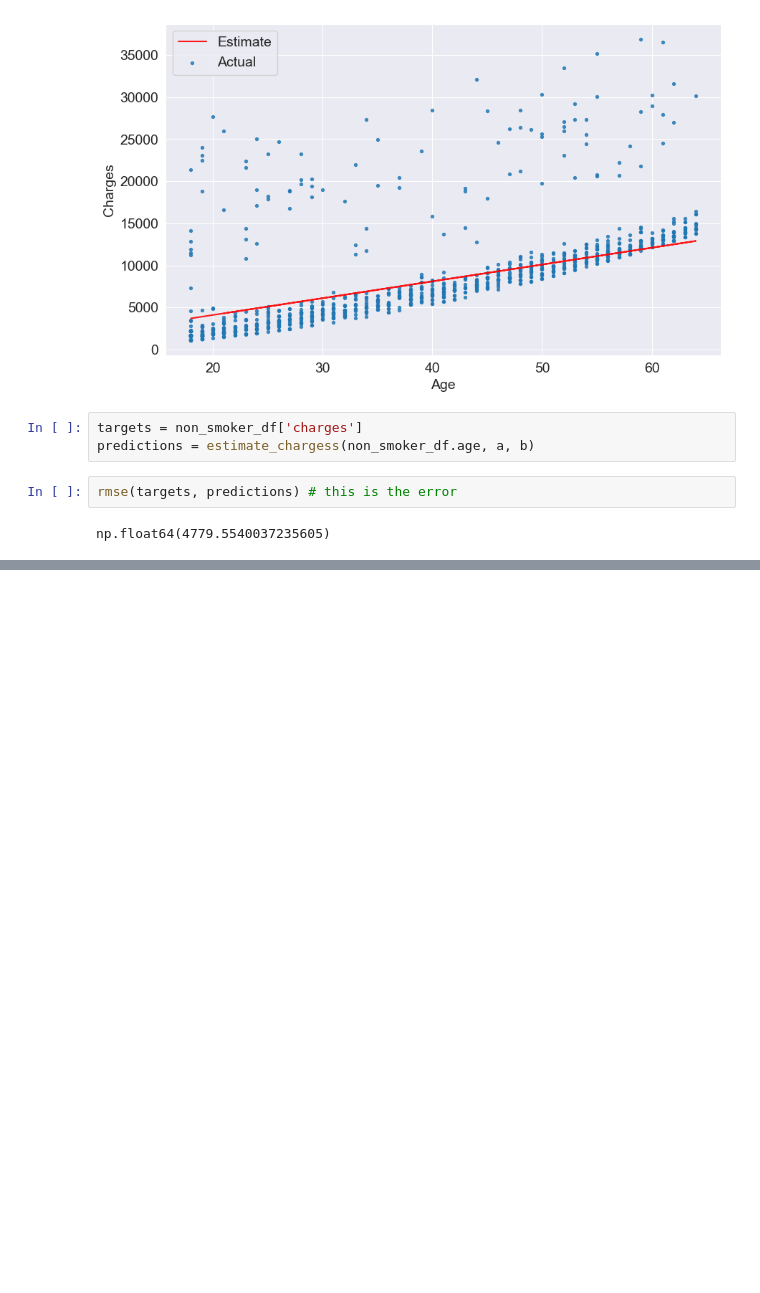
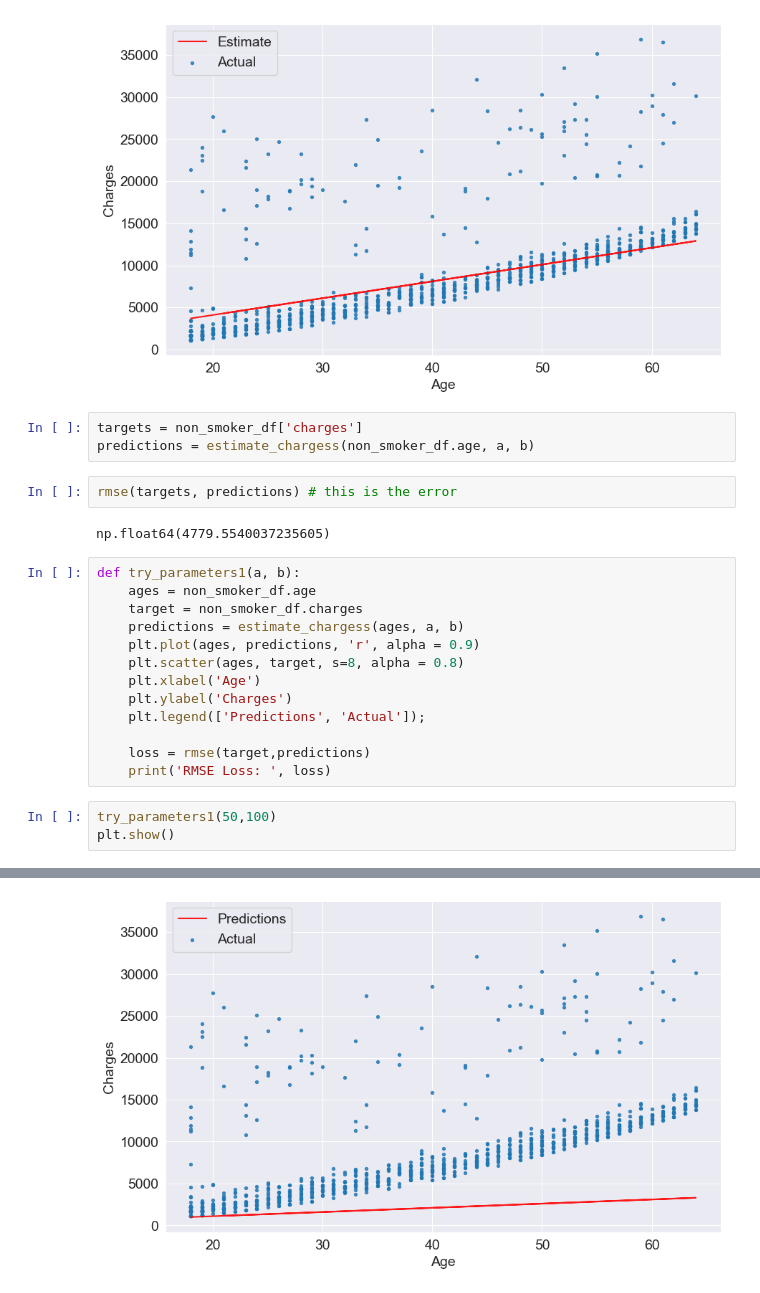
Before and after one commit to fatimazafarrizvi/Machine-Learning, a Jupyter notebook: medical.ipynb, the cells around one changed output, grey strips where cells are left out. Drawn from its saved outputs; the diff is of its cells as text; blank space fills up the shorter version.

```diff
--- a/medical.ipynb
+++ b/medical.ipynb
@@ -485,3 +485,20 @@ predictions = estimate_chargess(non_smoker_df.age, a, b)
 rmse(targets, predictions) # this is the error
 # %% [output]
 np.float64(4779.5540037235605)
+# %%
+def try_parameters1(a, b):
+    ages = non_smoker_df.age
+    target = non_smoker_df.charges
+    predictions = estimate_chargess(ages, a, b)
+    plt.plot(ages, predictions, 'r', alpha = 0.9)
+    plt.scatter(ages, target, s=8, alpha = 0.8)
+    plt.xlabel('Age')
+    plt.ylabel('Charges')
+    plt.legend(['Predictions', 'Actual']);
+
+    loss = rmse(target,predictions)
+    print('RMSE Loss: ', loss)
+# %%
+try_parameters1(50,100)
+plt.show()
+# %% [output]
@@ -487,0 +506 @@ np.float64(4779.5540037235605)
+[figure, added]
```
Also changed, not shown: parts of 38 cells of this notebook.
